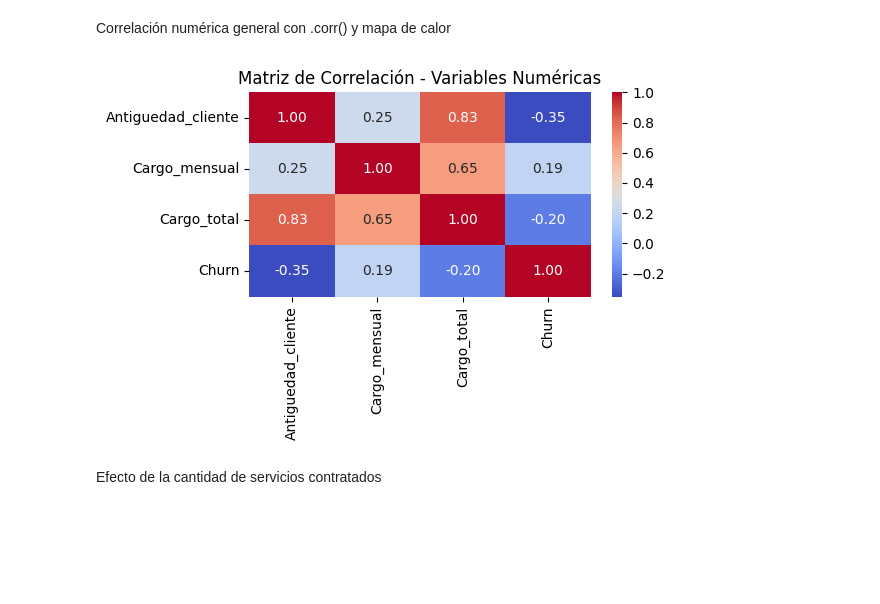
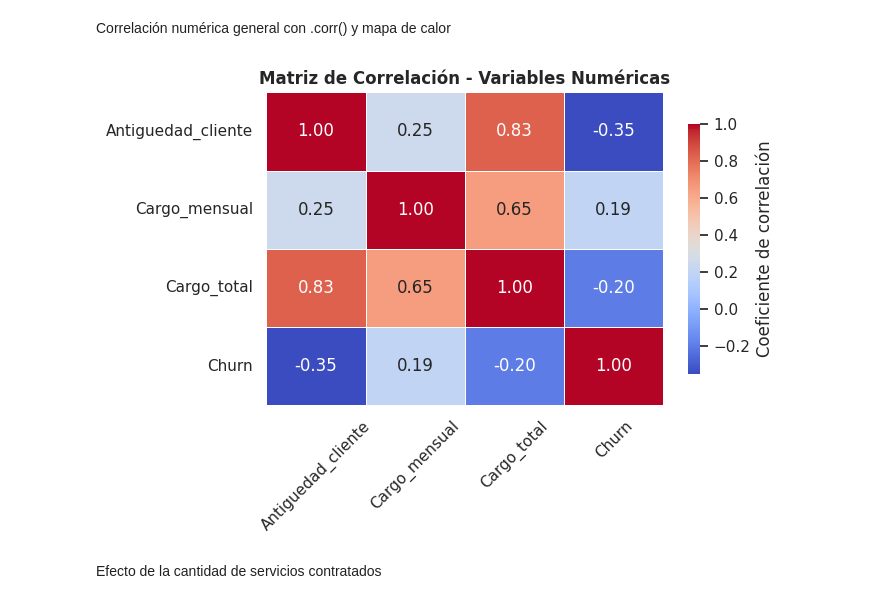
Before and after one commit to Zuzed22/Challenge-Telecom-X-an-lisis-de-evasi-n-de-clientes, a Jupyter notebook: TelecomX_LATAM.ipynb, the cells around one changed output. Cells and saved outputs as stored; diff of their text form; code cells hidden in the pictures; blank space fills up the shorter version.

```diff
--- a/TelecomX_LATAM.ipynb
+++ b/TelecomX_LATAM.ipynb
@@ -569,21 +620,30 @@ Correlación numérica general con .corr() y mapa de calor
 # %%
 import seaborn as sns
 import matplotlib.pyplot as plt
 
-# Seleccionamos variables numéricas
+# Selección de variables numéricas
 num_cols = ['Antiguedad_cliente', 'Cargo_mensual', 'Cargo_total', 'Churn']
 
-# Calculamos la matriz de correlación
+# Matriz de correlación
 correlaciones = df_clean[num_cols].corr()
 
-# Mapa de calor
-plt.figure(figsize=(6, 4))
-sns.heatmap(correlaciones, annot=True, cmap='coolwarm', fmt='.2f')
-plt.title("Matriz de Correlación - Variables Numéricas")
+# Heatmap
+plt.figure(figsize=(7, 5))
+sns.heatmap(
+    correlaciones,
+    annot=True,
+    cmap='coolwarm',
+    fmt='.2f',
+    linewidths=0.5,
+    cbar_kws={'shrink': 0.8, 'label': 'Coeficiente de correlación'}
+)
+plt.title("Matriz de Correlación - Variables Numéricas", fontsize=12, weight='bold')
+plt.xticks(rotation=45)
+plt.yticks(rotation=0)
 plt.tight_layout()
 plt.show()
 # %% [output]
-[figure, old version]
+[figure, new version]
 # %% [markdown]
 Efecto de la cantidad de servicios contratados
 # %%
```
Also changed, not shown: parts of 14 cells of this notebook.
